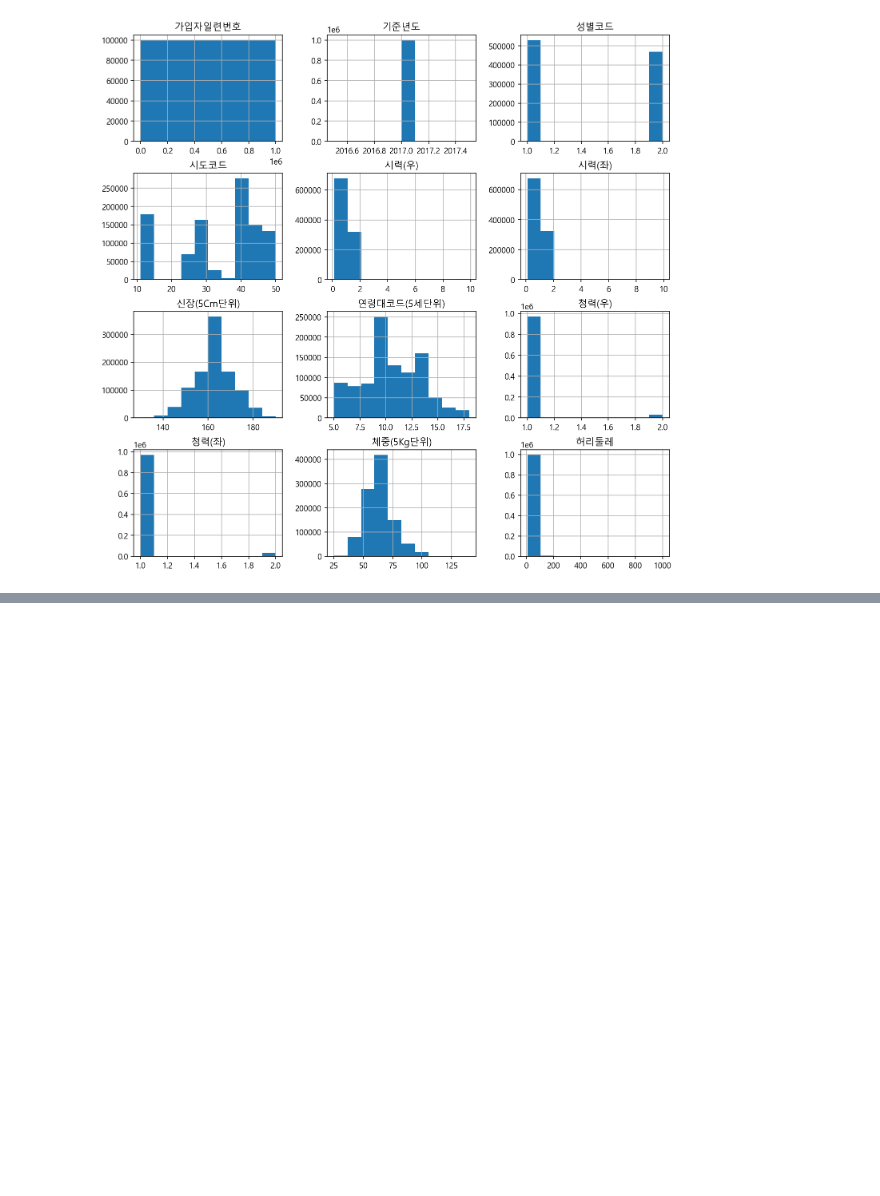
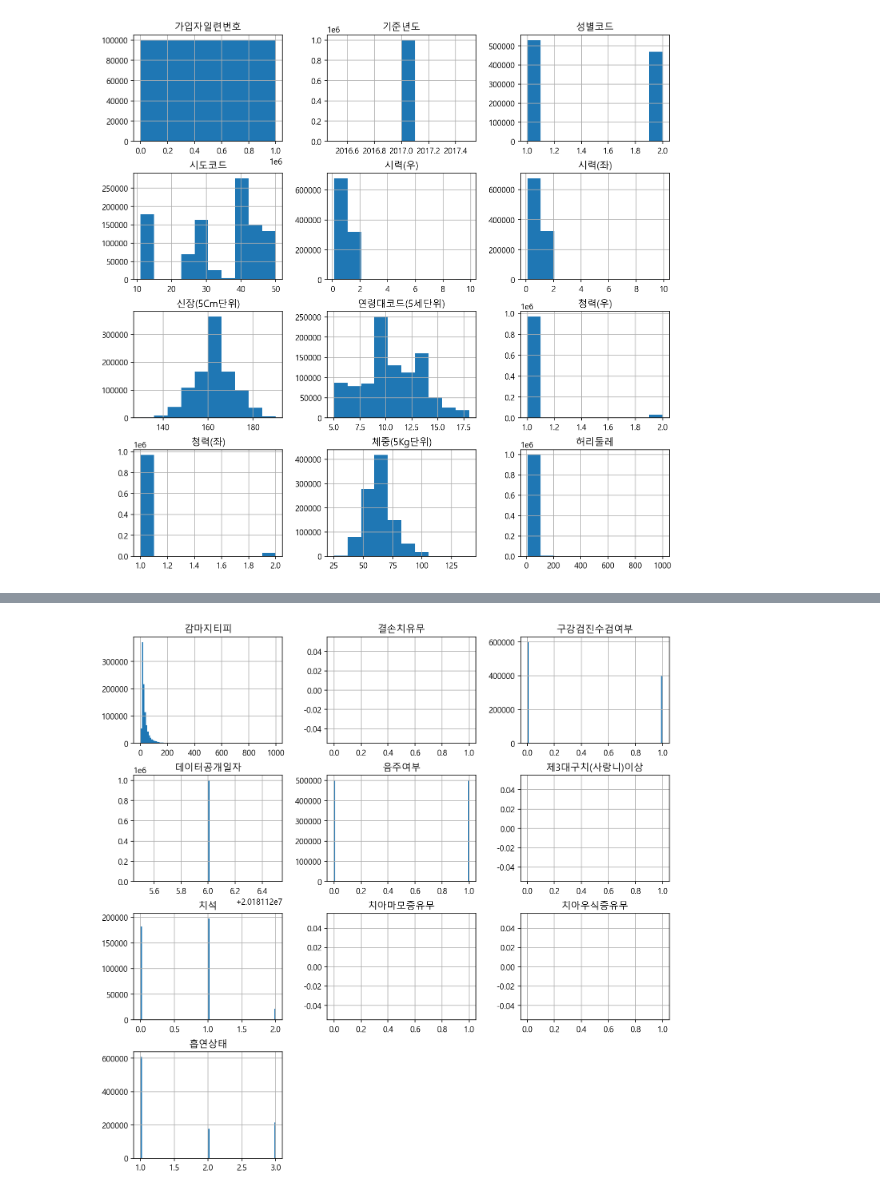
Before and after one commit to baesku789/jupyter, a Jupyter notebook: health-analysis-input.ipynb, the cells around one changed output, grey strips where cells are left out. Saved outputs shown, nothing was run; the diff lists cells and outputs as text; code cells hidden in the pictures; blank space fills up the shorter version.

```diff
--- a/health-analysis-input.ipynb
+++ b/health-analysis-input.ipynb
@@ -362,2 +366,6 @@ h = df.iloc[:,:12].hist(figsize=(12,12))
 # %%
 # 슬라이싱을 사용해 앞에서 24번째부터 마지막까지(24:) 컬럼에 대한 데이터로 히스토그램을 그립니다.
+
+h = df.iloc[:, 24:].hist(figsize=(12,12), bins=100)
+# %% [output]
+[figure, added]
```
Also changed, not shown: parts of 28 cells of this notebook.
